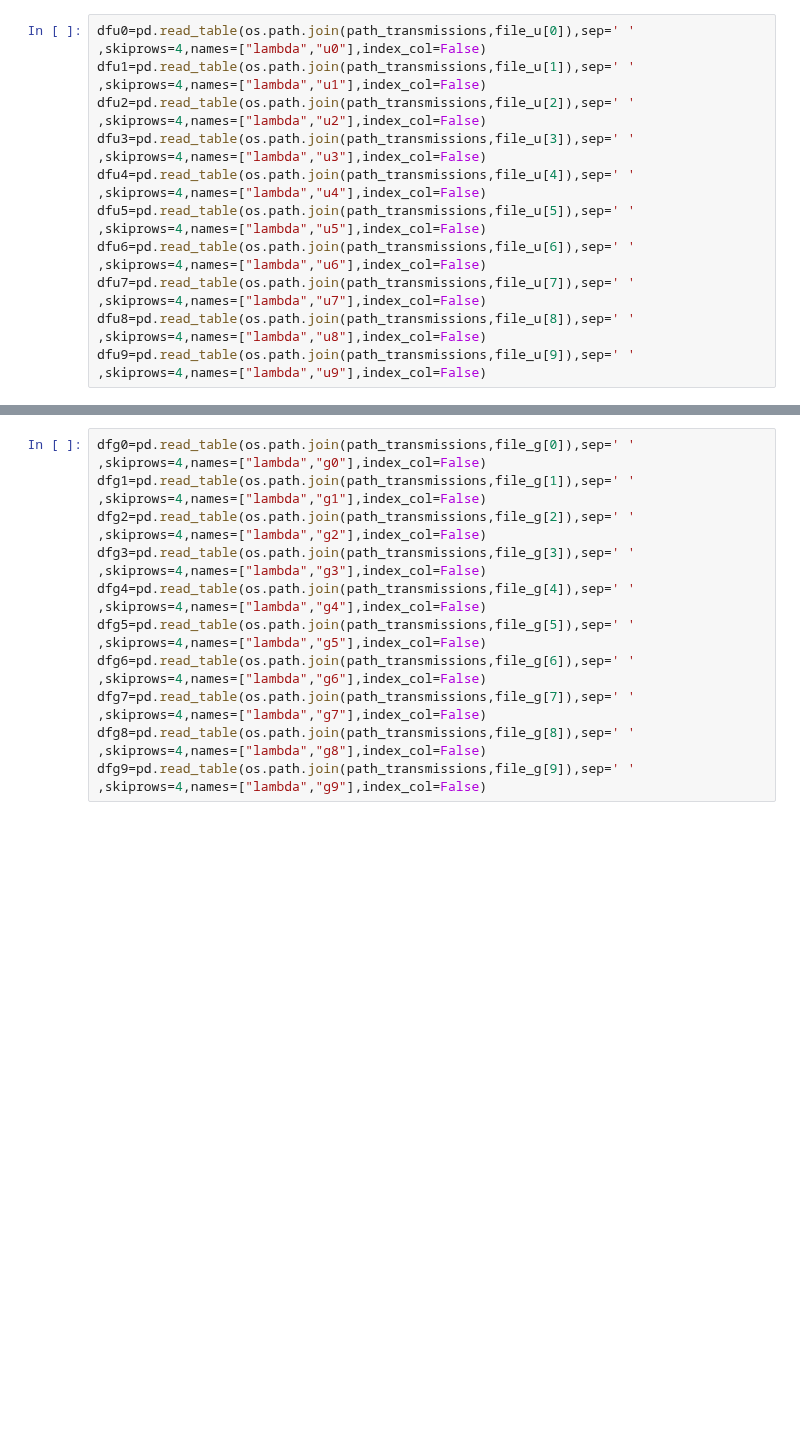
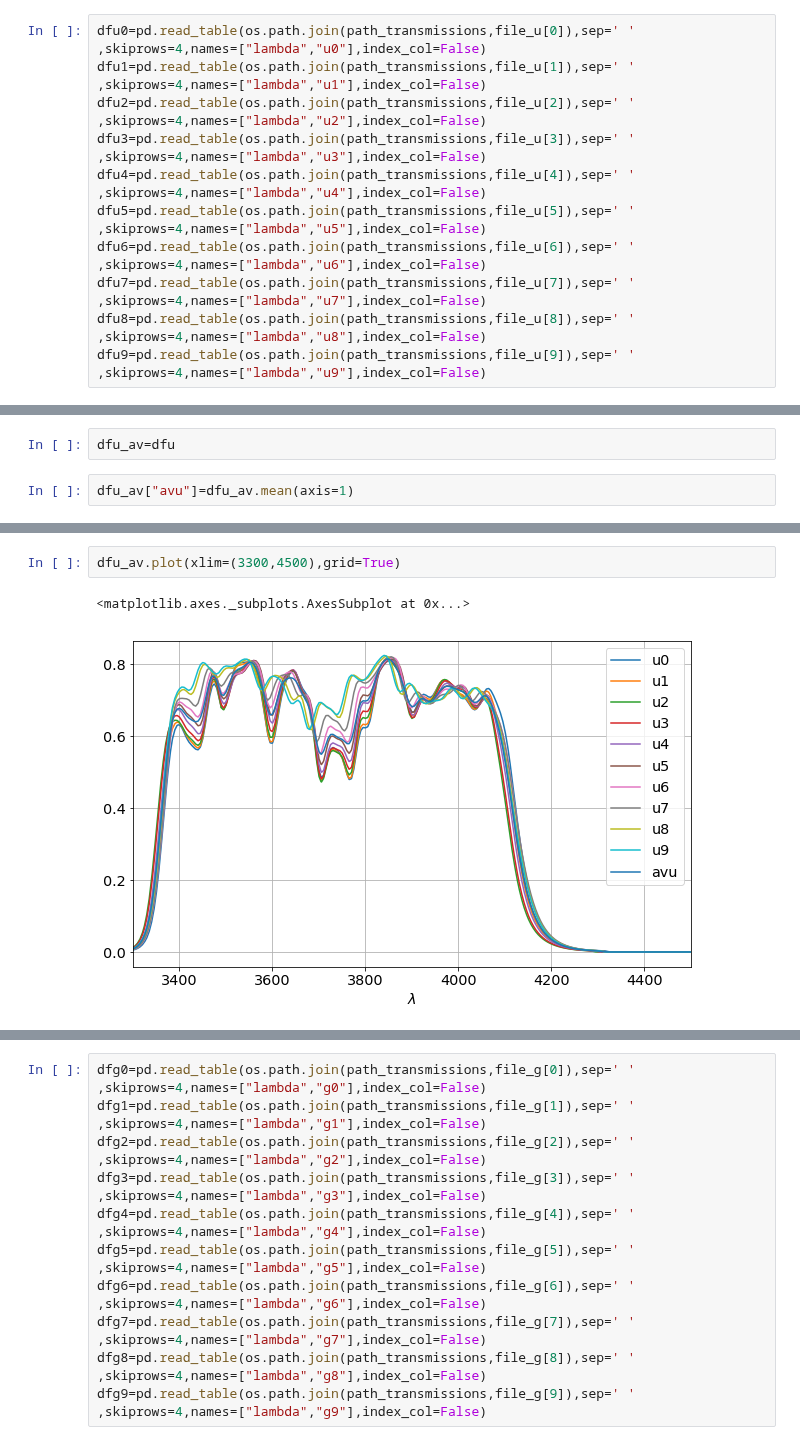
Before and after one commit to sylvielsstfr/PC5AtmStudies, a Jupyter notebook: SNLS/MegaCAMTransm.ipynb, the cells around one changed output, grey strips where cells are left out. Saved outputs shown, nothing was run; the diff lists cells and outputs as text; blank space fills up the shorter version.

```diff
--- a/SNLS/MegaCAMTransm.ipynb
+++ b/SNLS/MegaCAMTransm.ipynb
@@ -113,0 +220,4 @@ dfu9=pd.read_table(os.path.join(path_transmissions,file_u[9]),sep=' ' ,skiprows=
+# %%
+dfu_av=dfu
+# %%
+dfu_av["avu"]=dfu_av.mean(axis=1)
@@ -113,0 +236,5 @@ dfu9=pd.read_table(os.path.join(path_transmissions,file_u[9]),sep=' ' ,skiprows=
+# %%
+dfu_av.plot(xlim=(3300,4500),grid=True)
+# %% [output]
+<matplotlib.axes._subplots.AxesSubplot at 0x...>
+[figure, added]
```
Also changed, not shown: parts of 36 cells of this notebook, 1 other file.
